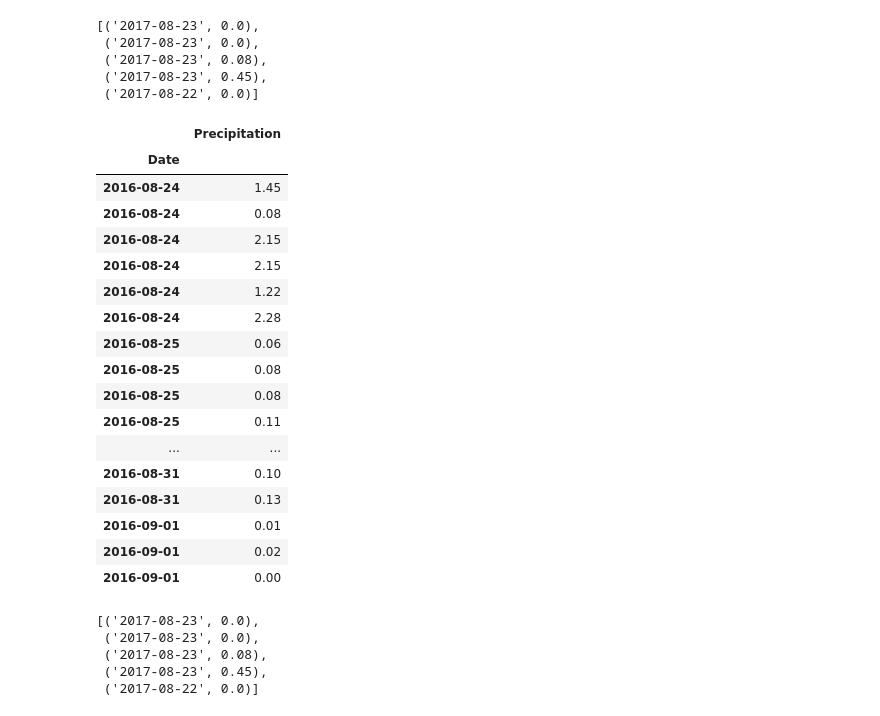
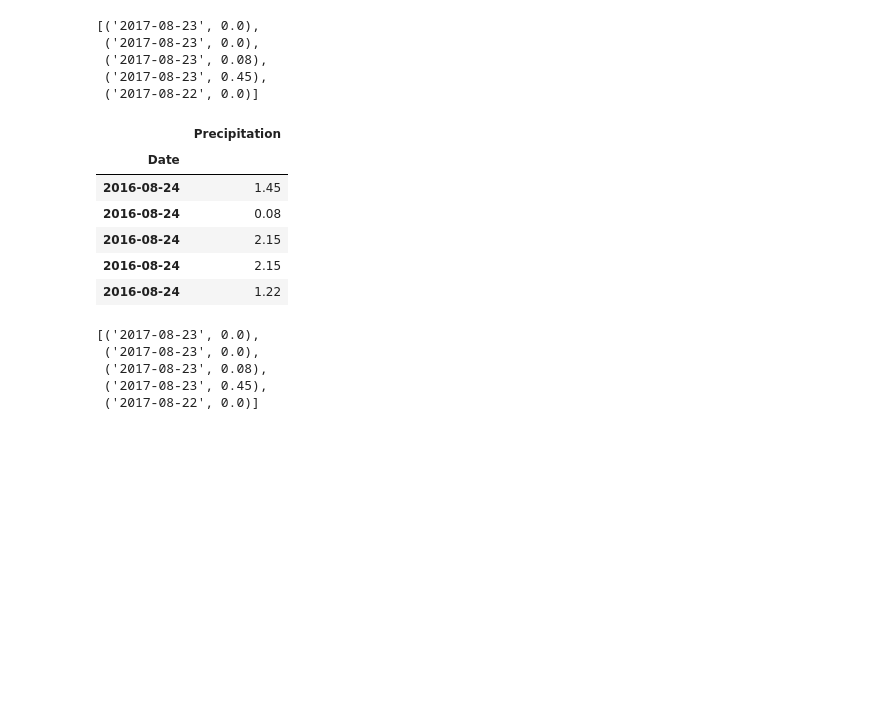
Before and after one commit to jaysueno/sqlalchemy-challenge, a Jupyter notebook: climate_starter.ipynb, the cells around one changed output. Saved outputs shown, nothing was run; the diff lists cells and outputs as text; code cells hidden in the pictures; blank space fills up the shorter version.

```diff
--- a/climate_starter.ipynb
+++ b/climate_starter.ipynb
@@ -88,38 +88,27 @@ session.query(Measurement.date, Measurement.prcp).order_by(Measurement.date.desc
 # %%
 # Perform a query to retrieve the data and precipitation scores
 # Queried the 'date' and 'prcp' from Class Measurements (table) and filtered and ordered by date
 data_prcp = session.query(Measurement.date, Measurement.prcp).order_by(Measurement.date.desc())\
     .filter(Measurement.date > '2016-08-23').all()
 
 # Save the query results as a Pandas DataFrame and set the index to the date column
 df = pd.DataFrame(data_prcp, columns=['Date', 'Precipitation'])
 df.dropna(axis=0, how='any', inplace=True)
 df = df.set_index('Date')
 
 # Sort the dataframe by date
 df.sort_values(by='Date', ascending=True, inplace=True)
 
 # Display dataframe
-df.head(50)
+df.head(5)
 # %% [output]
 |  | Precipitation |
 | Date |  |
 | 2016-08-24 | 1.45 |
 | 2016-08-24 | 0.08 |
 | 2016-08-24 | 2.15 |
 | 2016-08-24 | 2.15 |
 | 2016-08-24 | 1.22 |
-| 2016-08-24 | 2.28 |
-| 2016-08-25 | 0.06 |
-| 2016-08-25 | 0.08 |
-| 2016-08-25 | 0.08 |
-| 2016-08-25 | 0.11 |
-| ... | ... |
-| 2016-08-31 | 0.10 |
-| 2016-08-31 | 0.13 |
-| 2016-09-01 | 0.01 |
-| 2016-09-01 | 0.02 |
-| 2016-09-01 | 0.00 |
 # %%
 # View list created by session.query to make sure it's the data you need
 data_prcp[:5]
```
Also changed, not shown: 2 other files.
